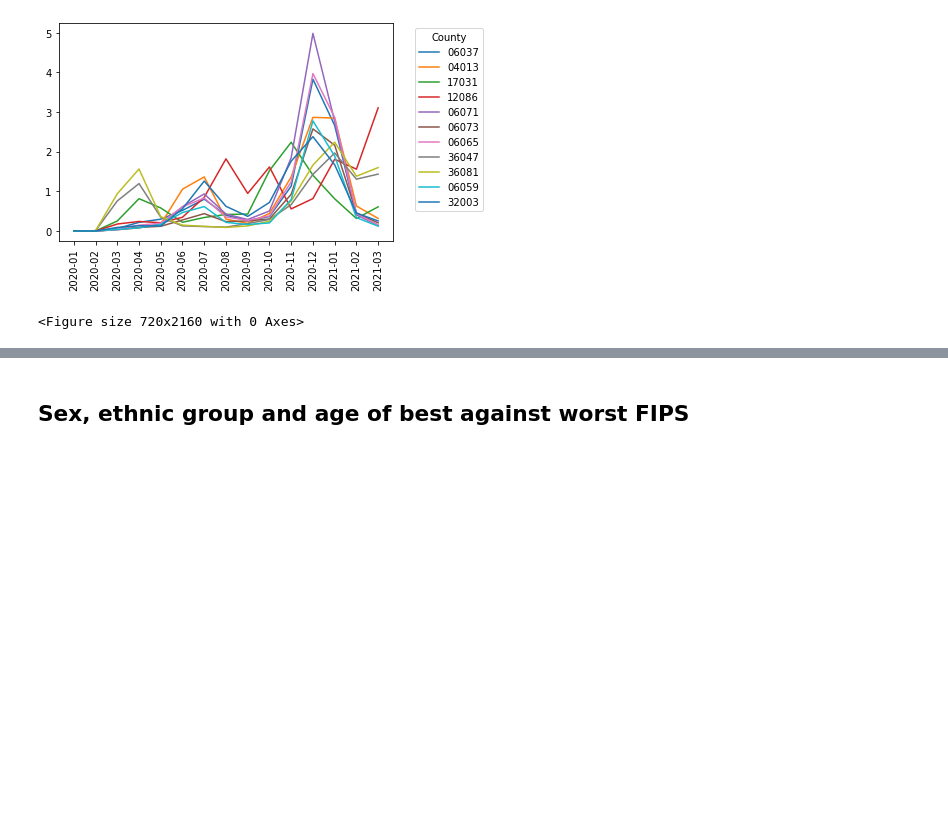
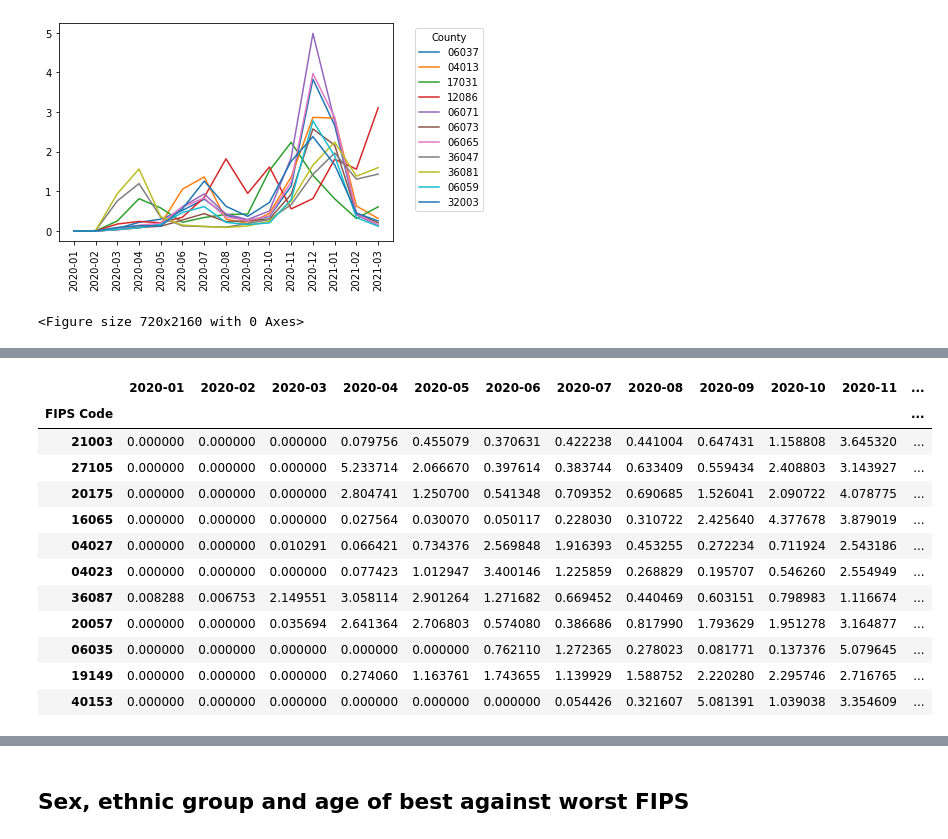
Before and after one commit to mgeffroy/P1-US-COVID-19-Vaccination-Campaign, a Jupyter notebook: P1.3_Data_Analysis-Mariana.ipynb, the cells around one changed output, grey strips where cells are left out. Cells and saved outputs as stored; diff of their text form; code cells hidden in the pictures; blank space fills up the shorter version.

```diff
--- a/P1.3_Data_Analysis-Mariana.ipynb
+++ b/P1.3_Data_Analysis-Mariana.ipynb
@@ -323,0 +350,17 @@ plt.show()
+# %%
+w_rel_time= rel_time.loc[["21003","27105","20175","16065","04027","04023","36087","20057", "06035", "19149", "40153"]]
+w_rel_time
+# %% [output]
+|  | 2020-01 | 2020-02 | 2020-03 | 2020-04 | 2020-05 | 2020-06 | 2020-07 | 2020-08 | 2020-09 | 2020-10 | 2020-11 | ... |
+| FIPS Code |  |  |  |  |  |  |  |  |  |  |  | ... |
+| 21003 | 0.000000 | 0.000000 | 0.000000 | 0.079756 | 0.455079 | 0.370631 | 0.422238 | 0.441004 | 0.647431 | 1.158808 | 3.645320 | ... |
+| 27105 | 0.000000 | 0.000000 | 0.000000 | 5.233714 | 2.066670 | 0.397614 | 0.383744 | 0.633409 | 0.559434 | 2.408803 | 3.143927 | ... |
+| 20175 | 0.000000 | 0.000000 | 0.000000 | 2.804741 | 1.250700 | 0.541348 | 0.709352 | 0.690685 | 1.526041 | 2.090722 | 4.078775 | ... |
+| 16065 | 0.000000 | 0.000000 | 0.000000 | 0.027564 | 0.030070 | 0.050117 | 0.228030 | 0.310722 | 2.425640 | 4.377678 | 3.879019 | ... |
+| 04027 | 0.000000 | 0.000000 | 0.010291 | 0.066421 | 0.734376 | 2.569848 | 1.916393 | 0.453255 | 0.272234 | 0.711924 | 2.543186 | ... |
+| 04023 | 0.000000 | 0.000000 | 0.000000 | 0.077423 | 1.012947 | 3.400146 | 1.225859 | 0.268829 | 0.195707 | 0.546260 | 2.554949 | ... |
+| 36087 | 0.008288 | 0.006753 | 2.149551 | 3.058114 | 2.901264 | 1.271682 | 0.669452 | 0.440469 | 0.603151 | 0.798983 | 1.116674 | ... |
+| 20057 | 0.000000 | 0.000000 | 0.035694 | 2.641364 | 2.706803 | 0.574080 | 0.386686 | 0.817990 | 1.793629 | 1.951278 | 3.164877 | ... |
+| 06035 | 0.000000 | 0.000000 | 0.000000 | 0.000000 | 0.000000 | 0.762110 | 1.272365 | 0.278023 | 0.081771 | 0.137376 | 5.079645 | ... |
+| 19149 | 0.000000 | 0.000000 | 0.000000 | 0.274060 | 1.163761 | 1.743655 | 1.139929 | 1.588752 | 2.220280 | 2.295746 | 2.716765 | ... |
+| 40153 | 0.000000 | 0.000000 | 0.000000 | 0.000000 | 0.000000 | 0.000000 | 0.054426 | 0.321607 | 5.081391 | 1.039038 | 3.354609 | ... |
```
Also changed, not shown: parts of 5 cells of this notebook.
